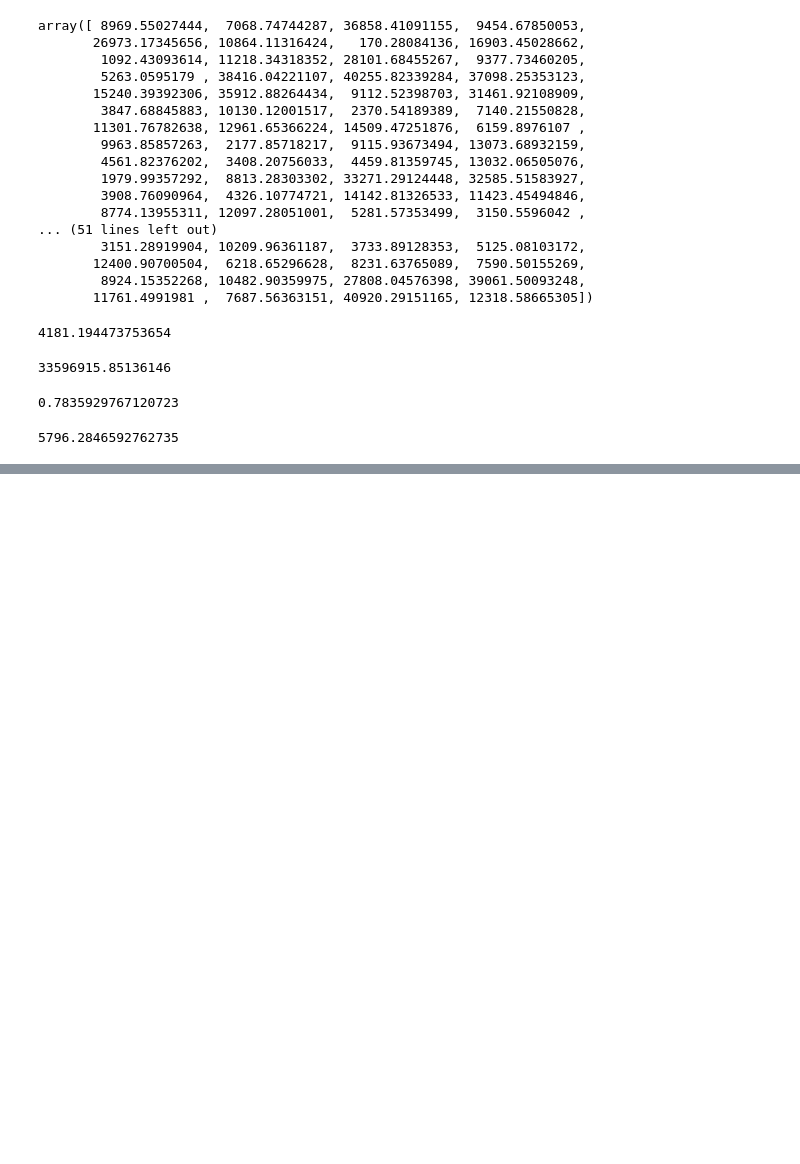
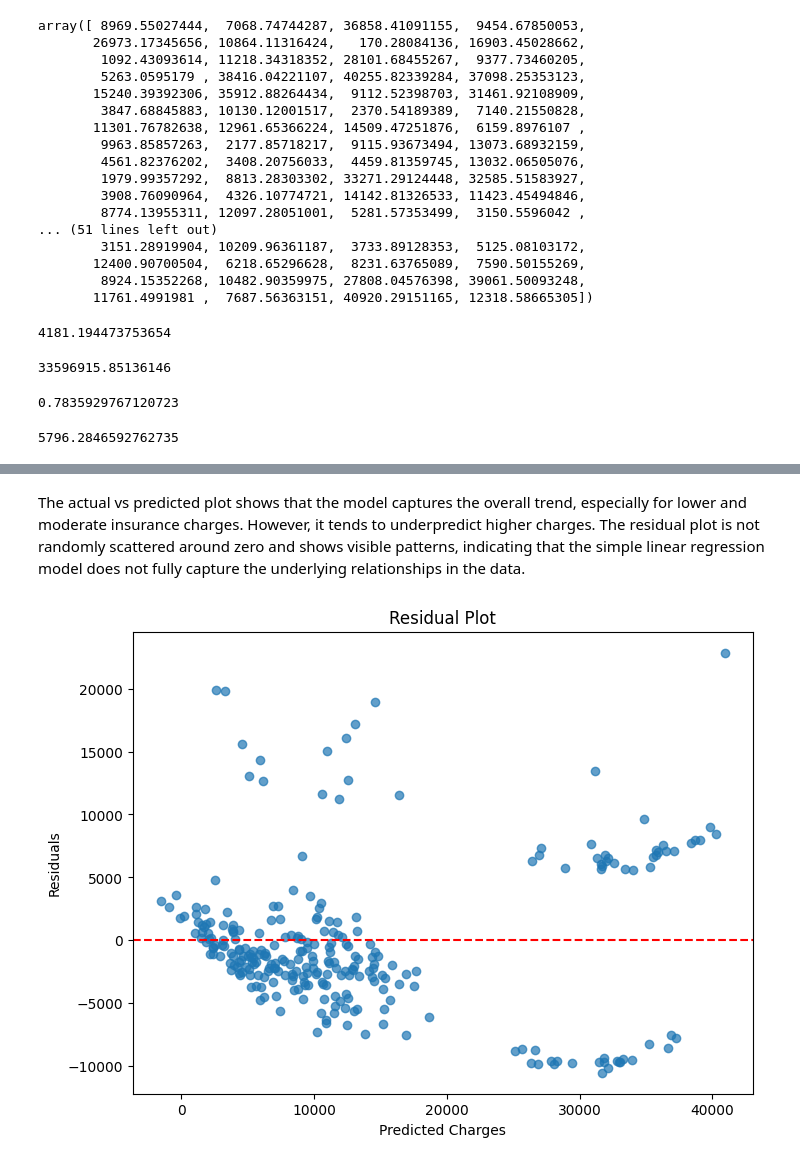
Before and after one commit to vividwhisp/machine-learning-from-scratch, a Jupyter notebook: medical_insurance.ipynb, the cells around one changed output, grey strips where cells are left out. Saved outputs shown, nothing was run; the diff lists cells and outputs as text; code cells hidden in the pictures; blank space fills up the shorter version.

```diff
--- a/medical_insurance.ipynb
+++ b/medical_insurance.ipynb
@@ -225,0 +241,14 @@ root_mean_squared_error(y_test, y_pred)
+# %% [markdown]
+The actual vs predicted plot shows that the model captures the overall trend, especially for lower and moderate insurance charges. However, it tends to underpredict higher charges. The residual plot is not randomly scattered around zero and shows visible patterns, indicating that the simple linear regression model does not fully capture the underlying relationships in the data.
+# %%
+residuals = y_test - y_pred
+
+plt.figure(figsize=(8, 6))
+plt.scatter(y_pred, residuals, alpha=0.7)
+plt.axhline(y=0, color="red", linestyle="--")
+plt.xlabel("Predicted Charges")
+plt.ylabel("Residuals")
+plt.title("Residual Plot")
+plt.show()
+# %% [output]
+[figure, added]
```
Also changed, not shown: parts of 1 cell of this notebook, 2 other files.
